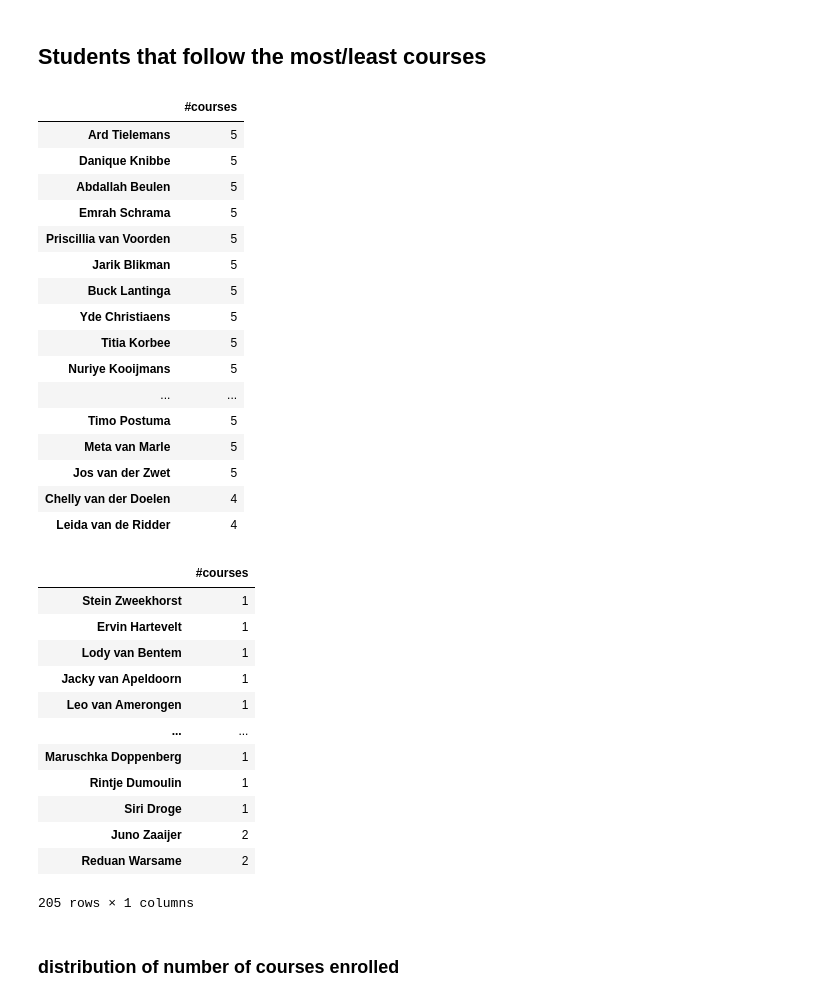
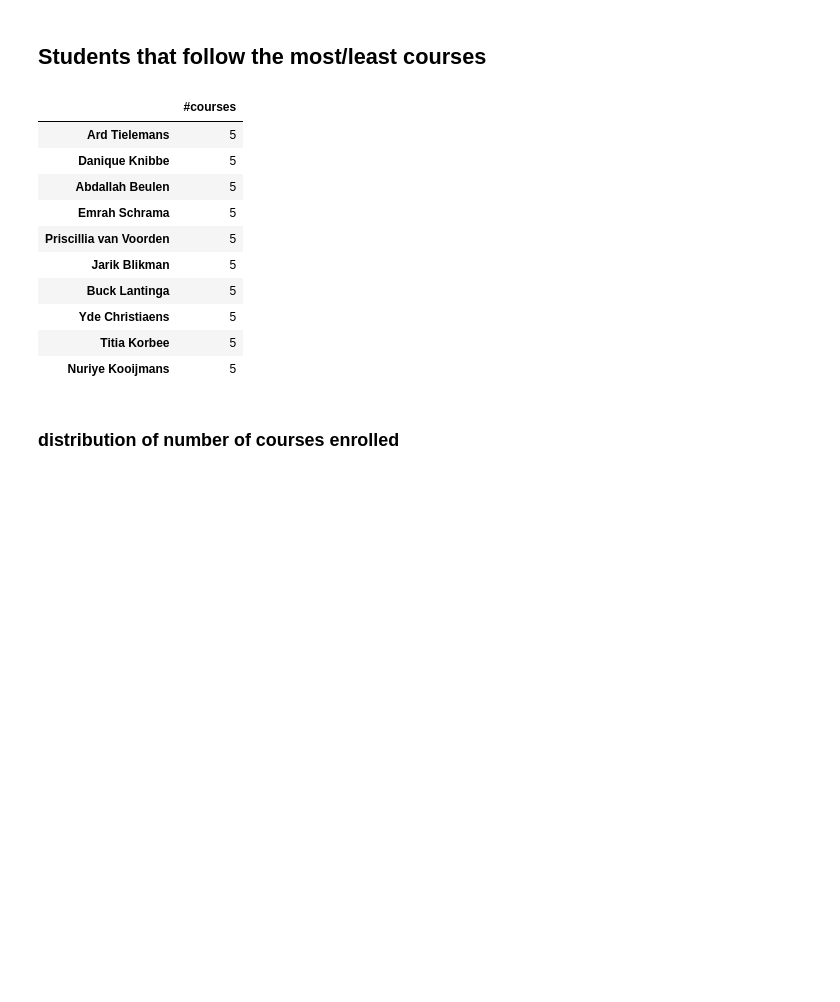
Before and after one commit to 11907223/Lesroosters, a Jupyter notebook: data/data_analysis.ipynb, the cells around one changed output. Cells and saved outputs as stored; diff of their text form; code cells hidden in the pictures; blank space fills up the shorter version.

```diff
--- a/data/data_analysis.ipynb
+++ b/data/data_analysis.ipynb
@@ -142,40 +142,21 @@ Note that there are 5 courses; Databases 2, Collectieves Intelligentie, Calculus
 # %%
 df_students = pd.DataFrame({'#courses': [len(student.courses) for student in students_dict.values()]}, index = [f'{student.first_name} {student.last_name}' for student in students_dict.values()])
 
-display(df_students.sort_values(by='#courses', ascending=False).head(40))
+display(df_students.sort_values(by='#courses', ascending=False).head(10))
 
-display(df_students.sort_values(by='#courses').head(205))
+# display(df_students.sort_values(by='#courses').head(205))
 # %% [output]
 |  | #courses |
 | Ard Tielemans | 5 |
 | Danique Knibbe | 5 |
 | Abdallah Beulen | 5 |
 | Emrah Schrama | 5 |
 | Priscillia van Voorden | 5 |
 | Jarik Blikman | 5 |
 | Buck Lantinga | 5 |
 | Yde Christiaens | 5 |
 | Titia Korbee | 5 |
 | Nuriye Kooijmans | 5 |
-| ... | ... |
-| Timo Postuma | 5 |
-| Meta van Marle | 5 |
-| Jos van der Zwet | 5 |
-| Chelly van der Doelen | 4 |
-| Leida van de Ridder | 4 |
-|  | #courses |
-| Stein Zweekhorst | 1 |
-| Ervin Hartevelt | 1 |
-| Lody van Bentem | 1 |
-| Jacky van Apeldoorn | 1 |
-| Leo van Amerongen | 1 |
-| ... | ... |
-| Maruschka Doppenberg | 1 |
-| Rintje Dumoulin | 1 |
-| Siri Droge | 1 |
-| Juno Zaaijer | 2 |
-| Reduan Warsame | 2 |
-205 rows × 1 columns
 # %% [markdown]
 ### distribution of number of courses enrolled
 # %%
```
Also changed, not shown: parts of 4 cells of this notebook.
